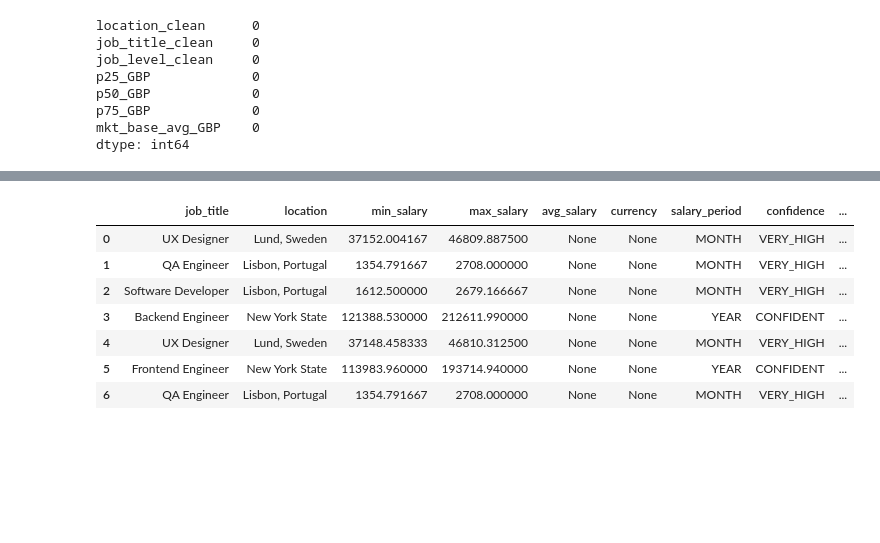
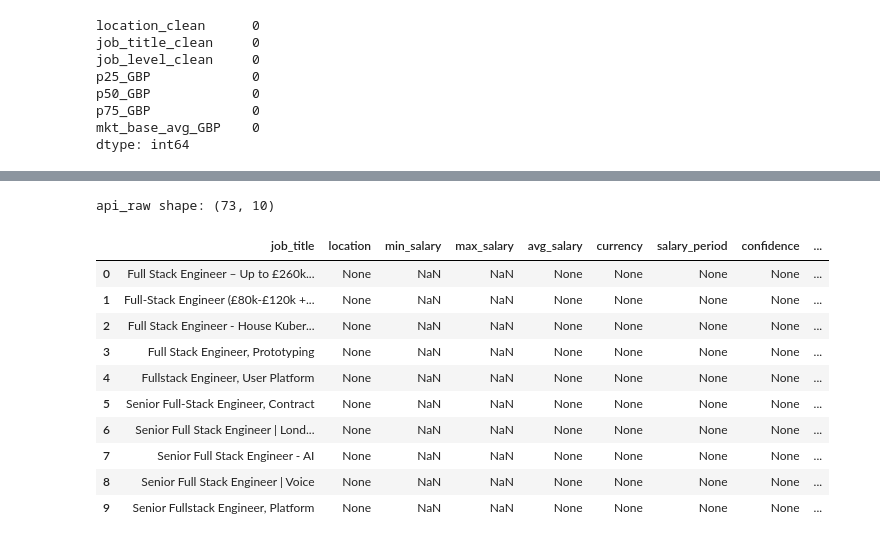
Before and after one commit to HR-Freak/Tech-Salary-Benchmarking-Cross-Market-Analysis-for-Competitive-Salary-Bands, a Jupyter notebook: notebooks/02_data_cleaning.ipynb, the cells around one changed output, grey strips where cells are left out. Drawn from its saved outputs; the diff is of its cells as text; code cells hidden in the pictures; blank space fills up the shorter version.

```diff
--- a/notebooks/02_data_cleaning.ipynb
+++ b/notebooks/02_data_cleaning.ipynb
@@ -217,43 +188,0 @@ Loading from: /Users/marisa/Desktop/Data Analytics/Week7/Tech-Salary-Benchmarkin
-# %%
-def load_cached_api_rows(raw_dir=RAW_API_DIR):
-    rows = []
-    for fp in raw_dir.glob("*.json"):
-        with open(fp, "r", encoding="utf-8") as f:
-            playload = json.load(f)
-
-        data = playload.get("data", [])
-        if isinstance(data, dict):
-            data = [data]
-        if not data:
-            continue
-
-        for d in data:
-            if d.get("min_salary") is None and d.get("max_salary") is None:
-                continue
-
-            rows.append({
-                "job_title": d.get("job_title"),
-                "location": d.get("location"),
-                "min_salary": d.get("min_salary"),
-                "max_salary": d.get("max_salary"),
-                "avg_salary": d.get("avg_salary"),
-                "currency": d.get("currency"),
-                "salary_period": d.get("salary_period"),
-                "confidence": d.get("confidence"),
-                "publisher_name": d.get("publisher_name"),
-                "source_file": fp.name
-            })
-
-    return pd.DataFrame(rows)
-
-api_rows = load_cached_api_rows()
-api_rows.head(10)
-# %% [output]
-|  | job_title | location | min_salary | max_salary | avg_salary | currency | salary_period | confidence | ... |
-| 0 | UX Designer | Lund, Sweden | 37152.004167 | 46809.887500 | None | None | MONTH | VERY_HIGH | ... |
-| 1 | QA Engineer | Lisbon, Portugal | 1354.791667 | 2708.000000 | None | None | MONTH | VERY_HIGH | ... |
-| 2 | Software Developer | Lisbon, Portugal | 1612.500000 | 2679.166667 | None | None | MONTH | VERY_HIGH | ... |
-| 3 | Backend Engineer | New York State | 121388.530000 | 212611.990000 | None | None | YEAR | CONFIDENT | ... |
-| 4 | UX Designer | Lund, Sweden | 37148.458333 | 46810.312500 | None | None | MONTH | VERY_HIGH | ... |
-| 5 | Frontend Engineer | New York State | 113983.960000 | 193714.940000 | None | None | YEAR | CONFIDENT | ... |
-| 6 | QA Engineer | Lisbon, Portugal | 1354.791667 | 2708.000000 | None | None | MONTH | VERY_HIGH | ... |
@@ -259,0 +202,33 @@ api_rows.head(10)
+# %%
+def load_cached_api_rows(raw_dir=RAW_API_DIR):
+    all_rows = []
+
+    for fp in raw_dir.glob("*.json"):
+        payload = json.loads(fp.read_text(encoding="utf-8"))
+        rows = api.extract_rows(payload)
+        if not rows:
+            continue
+
+        for r in rows:
+            r["source_file"] = fp.name
+
+        all_rows.extend(rows)
+
+    return pd.DataFrame(all_rows)
+
+api_raw = load_cached_api_rows()
+print("api_raw shape:", api_raw.shape)
+api_raw.head(10)
+# %% [output]
+api_raw shape: (73, 10)
+|  | job_title | location | min_salary | max_salary | avg_salary | currency | salary_period | confidence | ... |
+| 0 | Full Stack Engineer – Up to £260k... | None | NaN | NaN | None | None | None | None | ... |
+| 1 | Full-Stack Engineer (£80k-£120k +... | None | NaN | NaN | None | None | None | None | ... |
+| 2 | Full Stack Engineer - House Kuber... | None | NaN | NaN | None | None | None | None | ... |
+| 3 | Full Stack Engineer, Prototyping | None | NaN | NaN | None | None | None | None | ... |
+| 4 | Fullstack Engineer, User Platform | None | NaN | NaN | None | None | None | None | ... |
+| 5 | Senior Full-Stack Engineer, Contract | None | NaN | NaN | None | None | None | None | ... |
+| 6 | Senior Full Stack Engineer | Lond... | None | NaN | NaN | None | None | None | None | ... |
+| 7 | Senior Full Stack Engineer - AI | None | NaN | NaN | None | None | None | None | ... |
+| 8 | Senior Full Stack Engineer | Voice | None | NaN | NaN | None | None | None | None | ... |
+| 9 | Senior Fullstack Engineer, Platform | None | NaN | NaN | None | None | None | None | ... |
```
Also changed, not shown: parts of 13 cells of this notebook, 33 other files.
